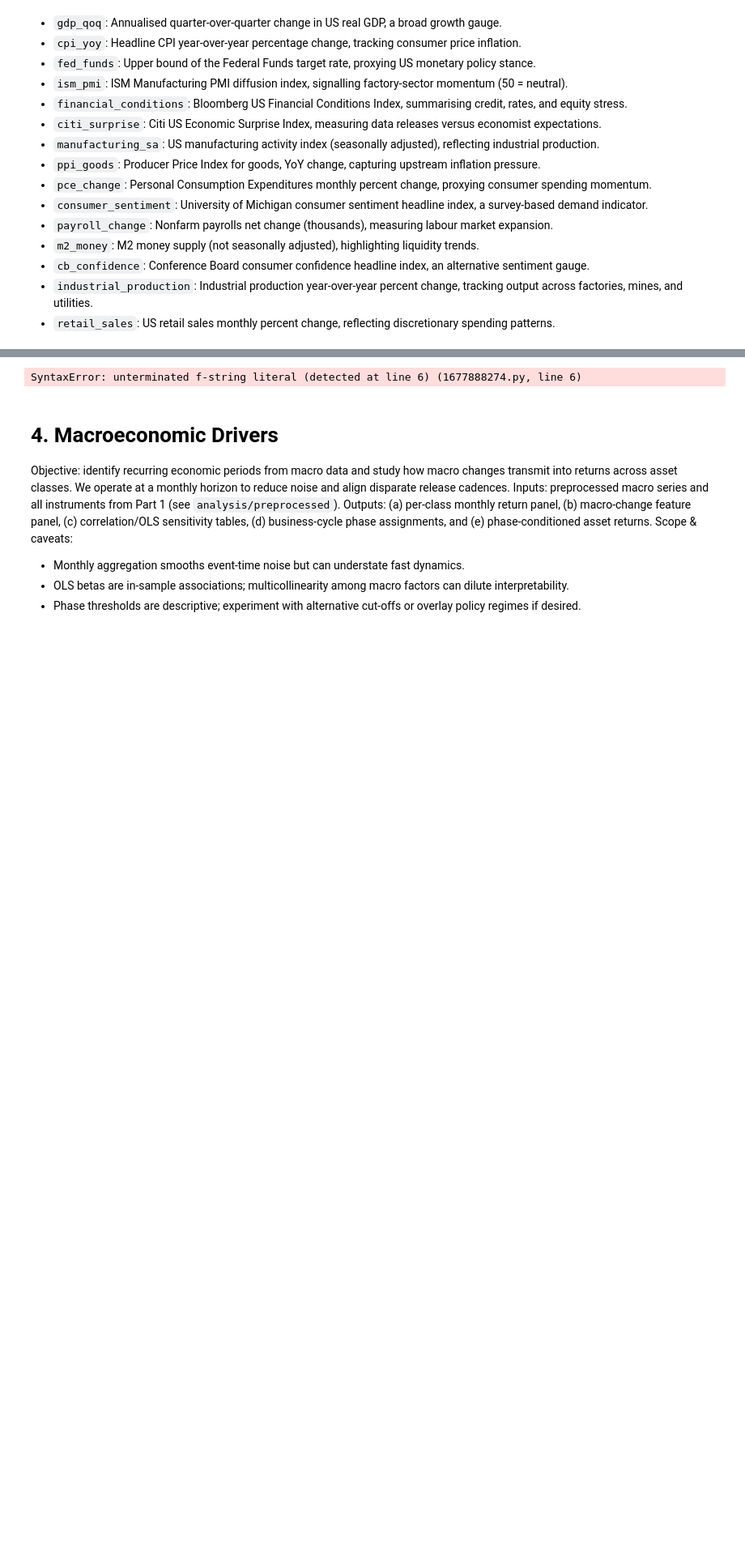
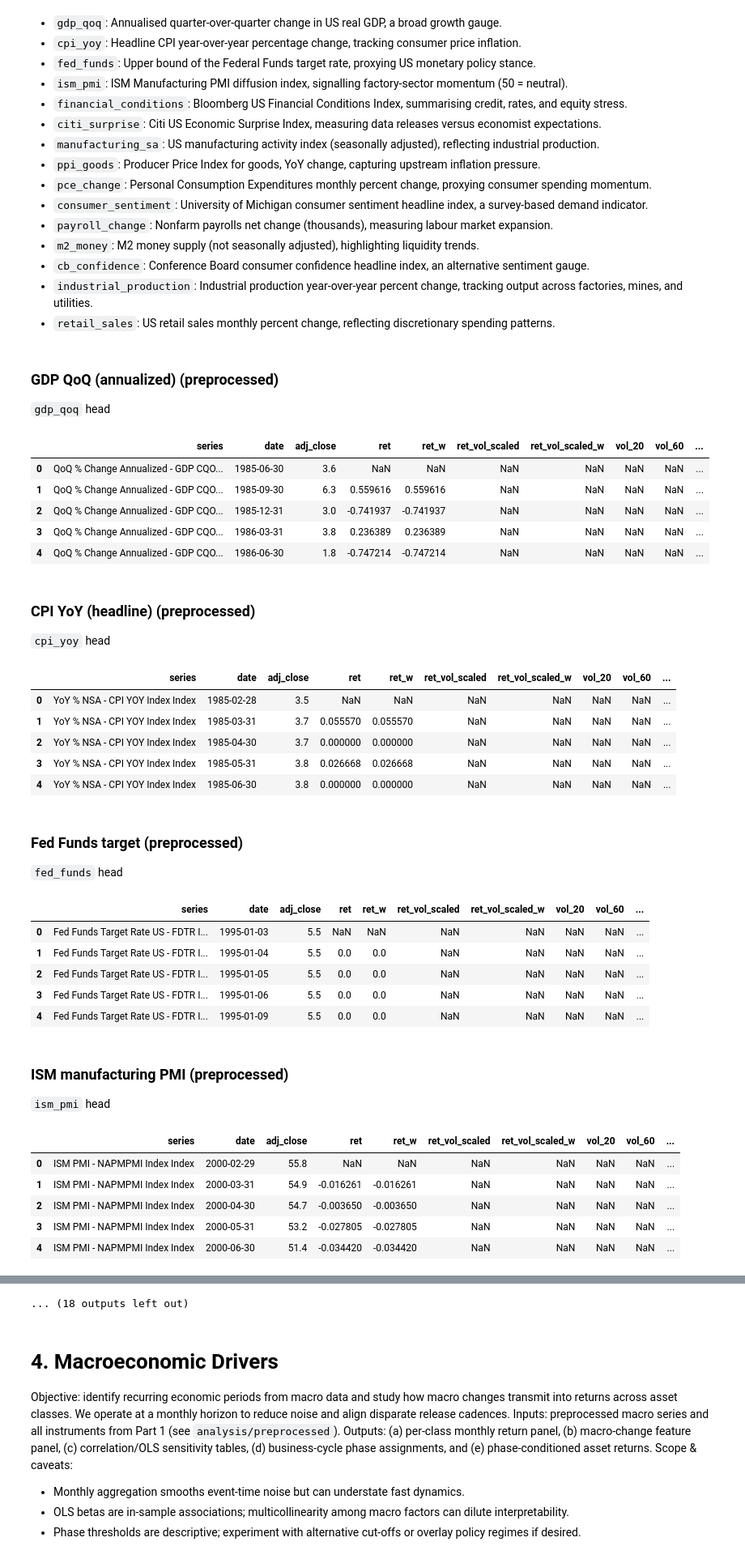
Before and after one commit to kecheng-shi/Nexus-data-preprocessing, a Jupyter notebook: Nexus Data Analysis.ipynb, the cells around one changed output, grey strips where cells are left out. Shown at 81% size. Saved outputs shown, nothing was run; the diff lists cells and outputs as text; code cells hidden in the pictures; blank space fills up the shorter version.

```diff
--- a/Nexus Data Analysis.ipynb
+++ b/Nexus Data Analysis.ipynb
@@ -317,10 +317,42 @@ Key macro drivers tracked via `MACRO_SERIES` and available through the inspectio
 # %%
 # Preview a few preprocessed macro series to confirm the transformations match expectations.
 preprocessed_macro_keys = None  # e.g. ["gdp_qoq", "cpi_yoy"] to focus the preview
 preprocessed_macro_previews = preview_preprocessed_macro_series(keys=preprocessed_macro_keys, n_rows=5)
 
 for entry in preprocessed_macro_previews:
-    display(Markdown(f"### {entry['label']} (preprocessed)
-`{entry['key']}` head"))
+    display(Markdown(f"""### {entry['label']} (preprocessed)
+`{entry['key']}` head"""))
     display(entry["preview"])
 # %% [output]
+### GDP QoQ (annualized) (preprocessed)
+`gdp_qoq` head
+|  | series | date | adj_close | ret | ret_w | ret_vol_scaled | ret_vol_scaled_w | vol_20 | vol_60 | ... |
+| 0 | QoQ % Change Annualized - GDP CQO... | 1985-06-30 | 3.6 | NaN | NaN | NaN | NaN | NaN | NaN | ... |
+| 1 | QoQ % Change Annualized - GDP CQO... | 1985-09-30 | 6.3 | 0.559616 | 0.559616 | NaN | NaN | NaN | NaN | ... |
+| 2 | QoQ % Change Annualized - GDP CQO... | 1985-12-31 | 3.0 | -0.741937 | -0.741937 | NaN | NaN | NaN | NaN | ... |
+| 3 | QoQ % Change Annualized - GDP CQO... | 1986-03-31 | 3.8 | 0.236389 | 0.236389 | NaN | NaN | NaN | NaN | ... |
+| 4 | QoQ % Change Annualized - GDP CQO... | 1986-06-30 | 1.8 | -0.747214 | -0.747214 | NaN | NaN | NaN | NaN | ... |
+### CPI YoY (headline) (preprocessed)
+`cpi_yoy` head
+|  | series | date | adj_close | ret | ret_w | ret_vol_scaled | ret_vol_scaled_w | vol_20 | vol_60 | ... |
+| 0 | YoY % NSA - CPI YOY Index Index | 1985-02-28 | 3.5 | NaN | NaN | NaN | NaN | NaN | NaN | ... |
+| 1 | YoY % NSA - CPI YOY Index Index | 1985-03-31 | 3.7 | 0.055570 | 0.055570 | NaN | NaN | NaN | NaN | ... |
+| 2 | YoY % NSA - CPI YOY Index Index | 1985-04-30 | 3.7 | 0.000000 | 0.000000 | NaN | NaN | NaN | NaN | ... |
+| 3 | YoY % NSA - CPI YOY Index Index | 1985-05-31 | 3.8 | 0.026668 | 0.026668 | NaN | NaN | NaN | NaN | ... |
+| 4 | YoY % NSA - CPI YOY Index Index | 1985-06-30 | 3.8 | 0.000000 | 0.000000 | NaN | NaN | NaN | NaN | ... |
+### Fed Funds target (preprocessed)
+`fed_funds` head
+|  | series | date | adj_close | ret | ret_w | ret_vol_scaled | ret_vol_scaled_w | vol_20 | vol_60 | ... |
+| 0 | Fed Funds Target Rate US - FDTR I... | 1995-01-03 | 5.5 | NaN | NaN | NaN | NaN | NaN | NaN | ... |
+| 1 | Fed Funds Target Rate US - FDTR I... | 1995-01-04 | 5.5 | 0.0 | 0.0 | NaN | NaN | NaN | NaN | ... |
+| 2 | Fed Funds Target Rate US - FDTR I... | 1995-01-05 | 5.5 | 0.0 | 0.0 | NaN | NaN | NaN | NaN | ... |
+| 3 | Fed Funds Target Rate US - FDTR I... | 1995-01-06 | 5.5 | 0.0 | 0.0 | NaN | NaN | NaN | NaN | ... |
+| 4 | Fed Funds Target Rate US - FDTR I... | 1995-01-09 | 5.5 | 0.0 | 0.0 | NaN | NaN | NaN | NaN | ... |
+### ISM manufacturing PMI (preprocessed)
+`ism_pmi` head
+|  | series | date | adj_close | ret | ret_w | ret_vol_scaled | ret_vol_scaled_w | vol_20 | vol_60 | ... |
+| 0 | ISM PMI - NAPMPMI Index Index | 2000-02-29 | 55.8 | NaN | NaN | NaN | NaN | NaN | NaN | ... |
+| 1 | ISM PMI - NAPMPMI Index Index | 2000-03-31 | 54.9 | -0.016261 | -0.016261 | NaN | NaN | NaN | NaN | ... |
+| 2 | ISM PMI - NAPMPMI Index Index | 2000-04-30 | 54.7 | -0.003650 | -0.003650 | NaN | NaN | NaN | NaN | ... |
+| 3 | ISM PMI - NAPMPMI Index Index | 2000-05-31 | 53.2 | -0.027805 | -0.027805 | NaN | NaN | NaN | NaN | ... |
+| 4 | ISM PMI - NAPMPMI Index Index | 2000-06-30 | 51.4 | -0.034420 | -0.034420 | NaN | NaN | NaN | NaN | ... |
@@ -327,4 +375,4 @@ for entry in preprocessed_macro_previews:
-SyntaxError: unterminated f-string literal (detected at line 6) (1677888274.py, line 6)
+... (18 outputs left out)
 # %% [markdown]
 # 4. Macroeconomic Drivers
 Objective: identify recurring economic periods from macro data and study how macro changes transmit into returns across asset classes. We operate at a monthly horizon to reduce noise and align disparate release cadences.
```
Also changed, not shown: parts of 2 cells of this notebook, 3 other files.
